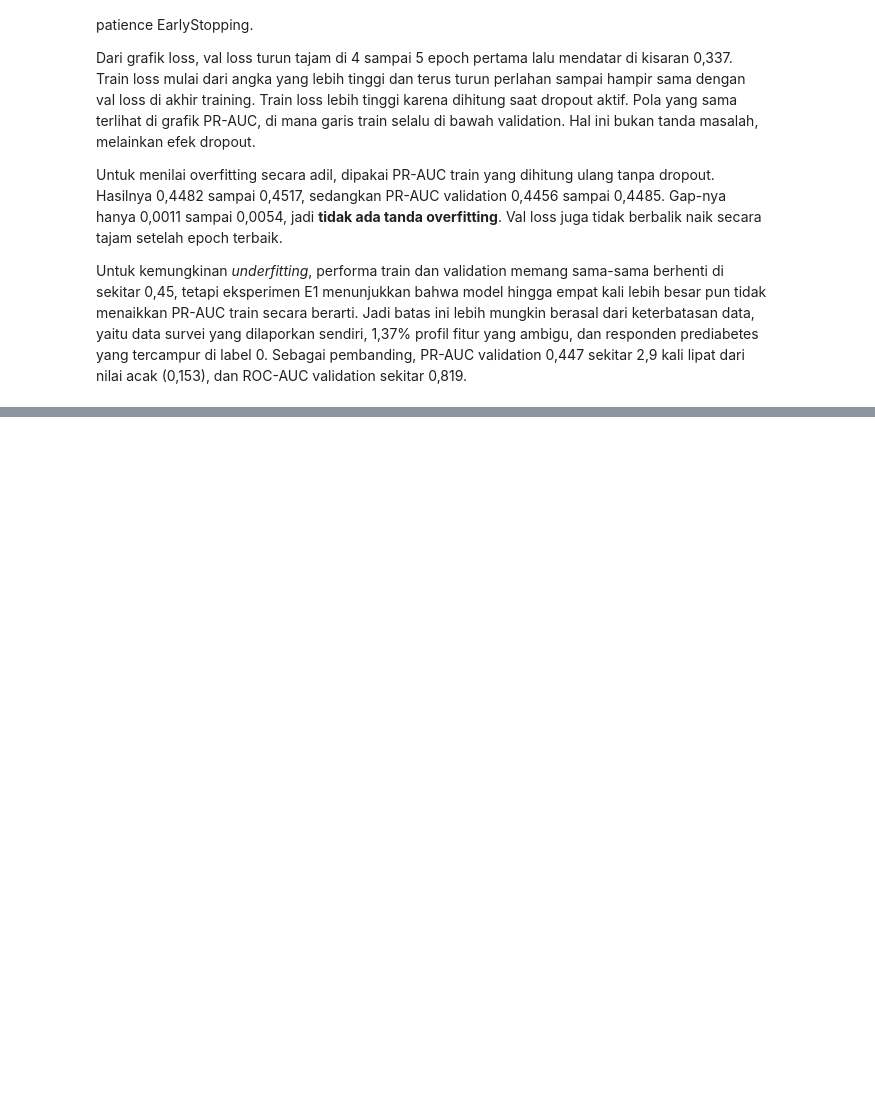
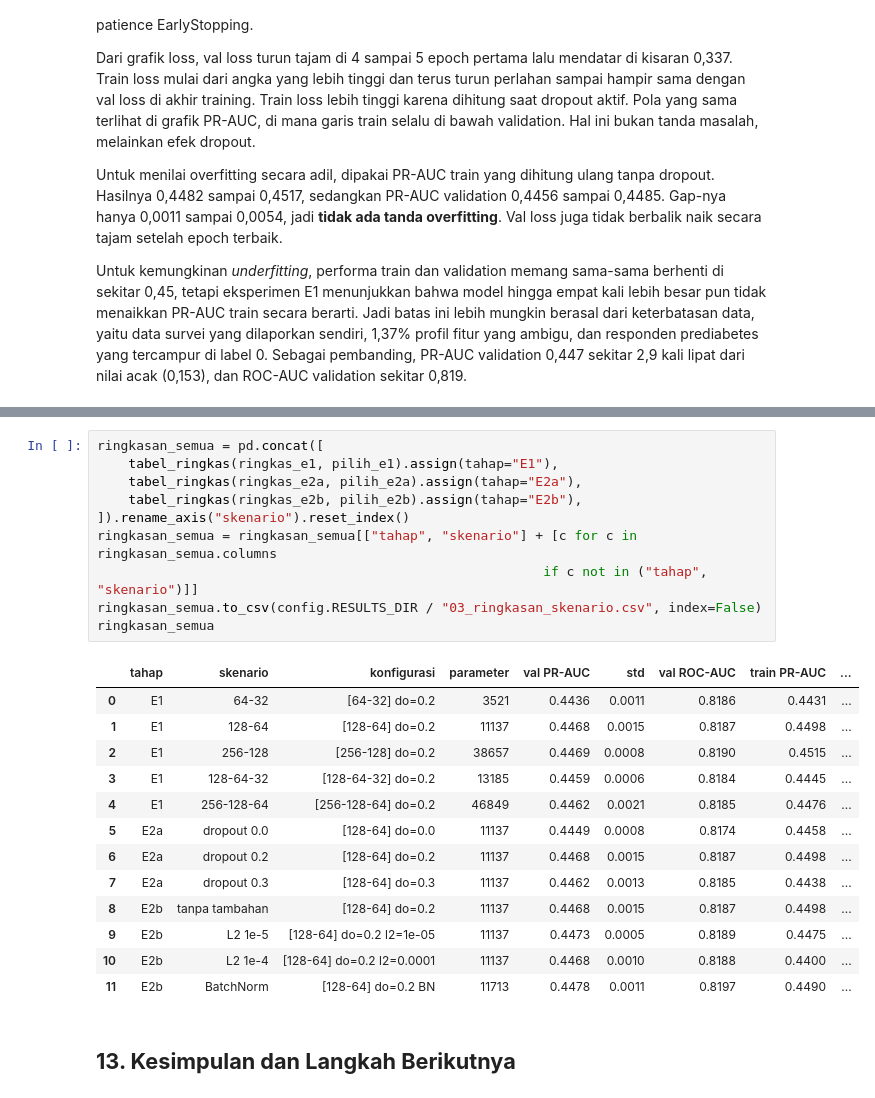
Before and after one commit to felix-malvin/mythos-diabetes-risk-mlp, a Jupyter notebook: notebooks/03_model_mlp.ipynb, the cells around one changed output, grey strips where cells are left out. Cells and saved outputs as stored; diff of their text form; blank space fills up the shorter version.

Commit message:
Architecture: Ringkasan seluruh skenario

```diff
--- a/notebooks/03_model_mlp.ipynb
+++ b/notebooks/03_model_mlp.ipynb
@@ -482,0 +563,26 @@ Untuk kemungkinan *underfitting*, performa train dan validation memang sama-sama
+# %%
+ringkasan_semua = pd.concat([
+    tabel_ringkas(ringkas_e1, pilih_e1).assign(tahap="E1"),
+    tabel_ringkas(ringkas_e2a, pilih_e2a).assign(tahap="E2a"),
+    tabel_ringkas(ringkas_e2b, pilih_e2b).assign(tahap="E2b"),
+]).rename_axis("skenario").reset_index()
+ringkasan_semua = ringkasan_semua[["tahap", "skenario"] + [c for c in ringkasan_semua.columns
+                                                         if c not in ("tahap", "skenario")]]
+ringkasan_semua.to_csv(config.RESULTS_DIR / "03_ringkasan_skenario.csv", index=False)
+ringkasan_semua
+# %% [output]
+|  | tahap | skenario | konfigurasi | parameter | val PR-AUC | std | val ROC-AUC | train PR-AUC | ... |
+| 0 | E1 | 64-32 | [64-32] do=0.2 | 3521 | 0.4436 | 0.0011 | 0.8186 | 0.4431 | ... |
+| 1 | E1 | 128-64 | [128-64] do=0.2 | 11137 | 0.4468 | 0.0015 | 0.8187 | 0.4498 | ... |
+| 2 | E1 | 256-128 | [256-128] do=0.2 | 38657 | 0.4469 | 0.0008 | 0.8190 | 0.4515 | ... |
+| 3 | E1 | 128-64-32 | [128-64-32] do=0.2 | 13185 | 0.4459 | 0.0006 | 0.8184 | 0.4445 | ... |
+| 4 | E1 | 256-128-64 | [256-128-64] do=0.2 | 46849 | 0.4462 | 0.0021 | 0.8185 | 0.4476 | ... |
+| 5 | E2a | dropout 0.0 | [128-64] do=0.0 | 11137 | 0.4449 | 0.0008 | 0.8174 | 0.4458 | ... |
+| 6 | E2a | dropout 0.2 | [128-64] do=0.2 | 11137 | 0.4468 | 0.0015 | 0.8187 | 0.4498 | ... |
+| 7 | E2a | dropout 0.3 | [128-64] do=0.3 | 11137 | 0.4462 | 0.0013 | 0.8185 | 0.4438 | ... |
+| 8 | E2b | tanpa tambahan | [128-64] do=0.2 | 11137 | 0.4468 | 0.0015 | 0.8187 | 0.4498 | ... |
+| 9 | E2b | L2 1e-5 | [128-64] do=0.2 l2=1e-05 | 11137 | 0.4473 | 0.0005 | 0.8189 | 0.4475 | ... |
+| 10 | E2b | L2 1e-4 | [128-64] do=0.2 l2=0.0001 | 11137 | 0.4468 | 0.0010 | 0.8188 | 0.4400 | ... |
+| 11 | E2b | BatchNorm | [128-64] do=0.2 BN | 11713 | 0.4478 | 0.0011 | 0.8197 | 0.4490 | ... |
+# %% [markdown]
+## **13. Kesimpulan dan Langkah Berikutnya**
```
Also changed, not shown: parts of 21 cells of this notebook, 6 other files.
